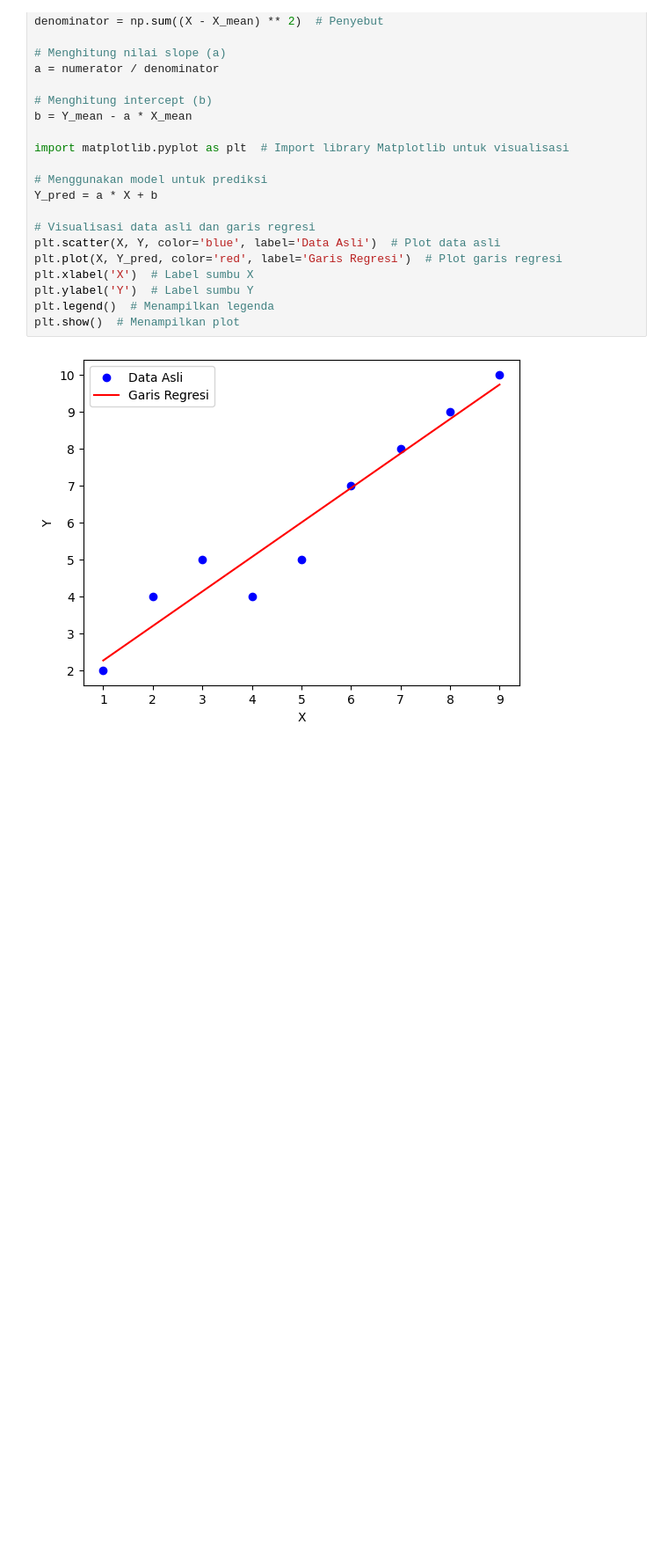
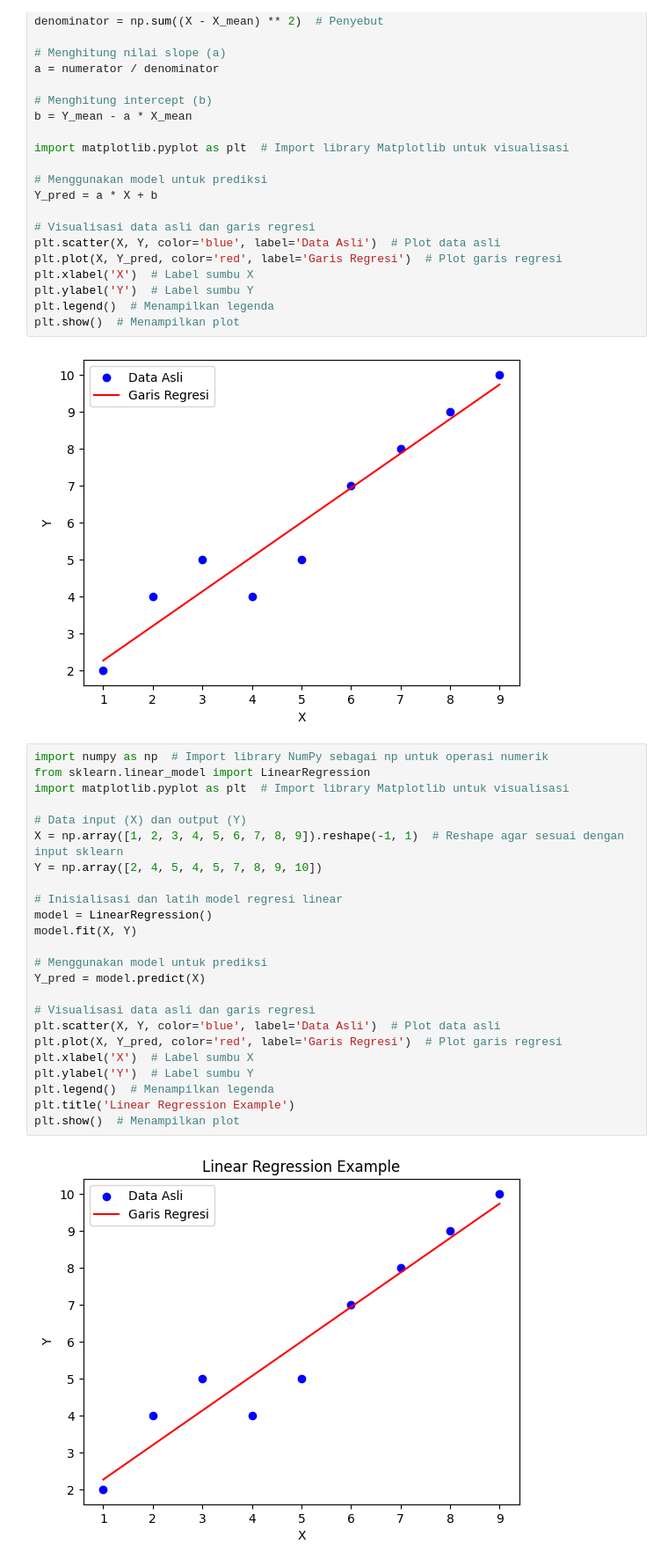
Before and after one commit to galennolan/Data-Mining, a Jupyter notebook: Regresi Linear/regresibelajarDariData.ipynb, the cells around one changed output. Shown at 88% size. Cells and saved outputs as stored; diff of their text form; blank space fills up the shorter version.

```diff
--- a/Regresi Linear/regresibelajarDariData.ipynb
+++ b/Regresi Linear/regresibelajarDariData.ipynb
@@ -36,3 +76,29 @@ plt.legend()  # Menampilkan legenda
 plt.show()  # Menampilkan plot
 # %% [output]
 [figure]
+# %%
+import numpy as np  # Import library NumPy sebagai np untuk operasi numerik
+from sklearn.linear_model import LinearRegression
+import matplotlib.pyplot as plt  # Import library Matplotlib untuk visualisasi
+
+# Data input (X) dan output (Y)
+X = np.array([1, 2, 3, 4, 5, 6, 7, 8, 9]).reshape(-1, 1)  # Reshape agar sesuai dengan input sklearn
+Y = np.array([2, 4, 5, 4, 5, 7, 8, 9, 10])
+
+# Inisialisasi dan latih model regresi linear
+model = LinearRegression()
+model.fit(X, Y)
+
+# Menggunakan model untuk prediksi
+Y_pred = model.predict(X)
+
+# Visualisasi data asli dan garis regresi
+plt.scatter(X, Y, color='blue', label='Data Asli')  # Plot data asli
+plt.plot(X, Y_pred, color='red', label='Garis Regresi')  # Plot garis regresi
+plt.xlabel('X')  # Label sumbu X
+plt.ylabel('Y')  # Label sumbu Y
+plt.legend()  # Menampilkan legenda
+plt.title('Linear Regression Example')
+plt.show()  # Menampilkan plot
+# %% [output]
+[figure, added]
```
Also changed, not shown: parts of 4 cells of this notebook, 7 other files.
